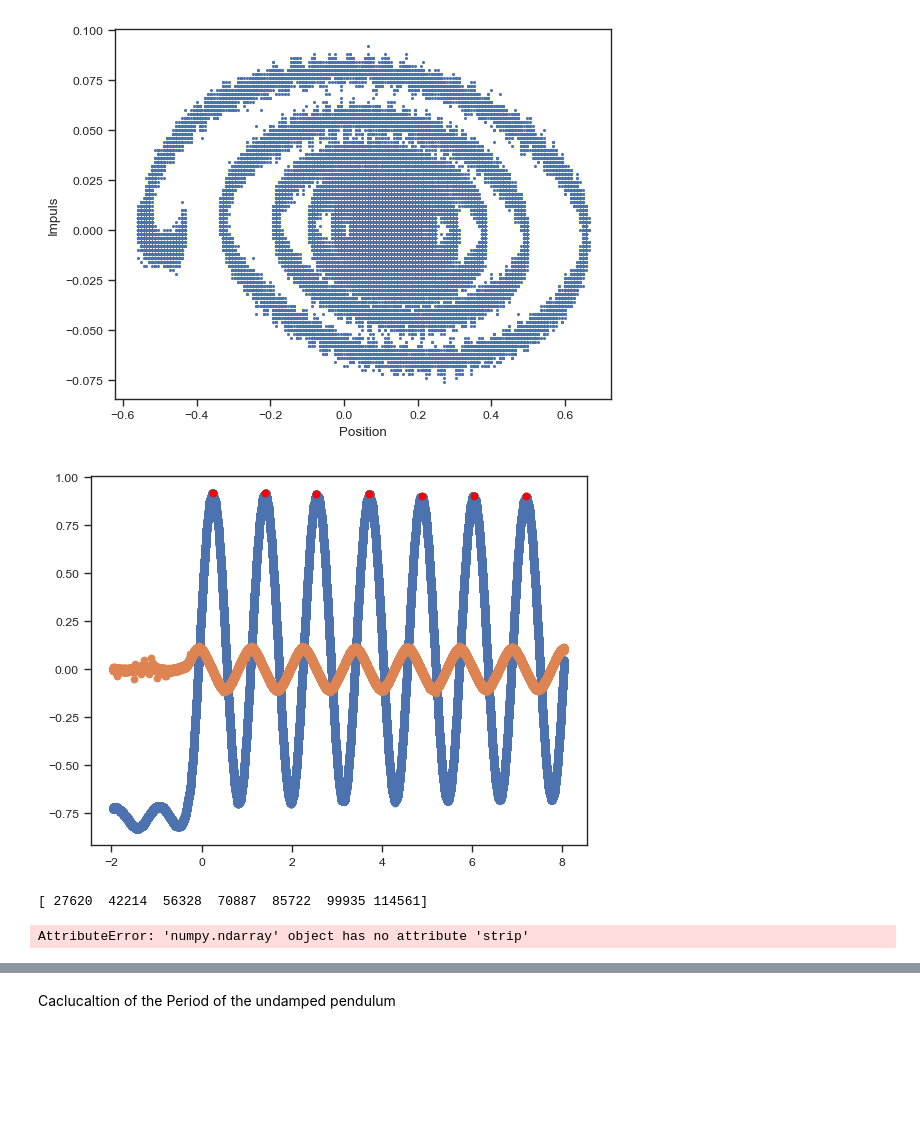
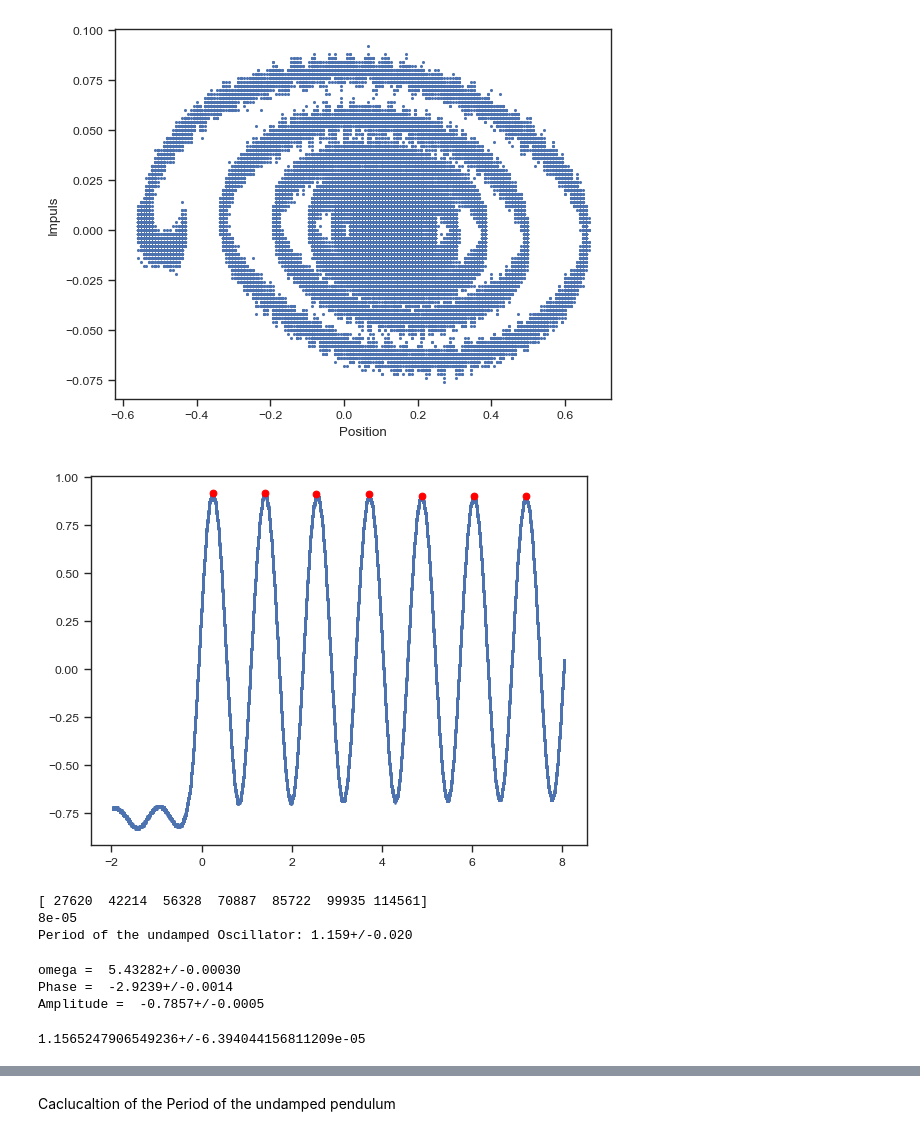
Before and after one commit to KemalOenen/Grundpraktikum2_Gruppe1_SS23, a Jupyter notebook: Versuch7/Djoxx_Pendulum.ipynb, the cells around one changed output, grey strips where cells are left out. Cells and saved outputs as stored; diff of their text form; code cells hidden in the pictures; blank space fills up the shorter version.

Commit message:
Fits of the sin functions Periods through fits Better graphs

```diff
--- a/Versuch7/Djoxx_Pendulum.ipynb
+++ b/Versuch7/Djoxx_Pendulum.ipynb
@@ -142,15 +129,38 @@ plt.show()
 # %%
 filename="T0005.CSV"
 df=pd.read_csv(filename, header=14)
-plt.scatter(df["TIME"], df["CH1"])
-plt.scatter(df["TIME"], df["CH2"])
+plt.scatter(df["TIME"], df["CH1"], s =1)
+#plt.scatter(df["TIME"], df["CH2"])
 peaks=scipy.signal.find_peaks(df["CH1"], prominence=0.1, distance=10000, height=0.5)
 plt.scatter(df["TIME"][peaks[0]], df["CH1"][peaks[0]], color="red")
 plt.show()
 print(peaks[0])
 res_period_1=calculateTimeIntervall(filename, peaks[0])
 print("Period of the undamped Oscillator: " + str(res_period_1))
 # %% [output]
-[figure, old version]
+[figure, new version]
 [ 27620  42214  56328  70887  85722  99935 114561]
+8e-05
+Period of the undamped Oscillator: 1.159+/-0.020
-AttributeError: 'numpy.ndarray' object has no attribute 'strip'
+# %%
+def sinus_function(t, omega, phi, A):
+    return A*np.sin(omega*t + phi)
+
+popt, pcov = curve_fit(sinus_function, df["TIME"][27620:], df["CH1"][27620:], p0=[5,0,1])
+
+fit_omega_1 = ufloat(popt[0], np.sqrt(pcov[0][0]))
+fit_phaseshift_1 = ufloat(popt[1], np.sqrt(pcov[1][1]))
+fit_amplitude_1 = ufloat(popt[2], np.sqrt(pcov[2][2]))
+
+print("omega = ", fit_omega_1)
+print("Phase = ", fit_phaseshift_1)
+print("Amplitude = ", fit_amplitude_1)
+# %% [output]
+omega =  5.43282+/-0.00030
+Phase =  -2.9239+/-0.0014
+Amplitude =  -0.7857+/-0.0005
+# %%
+fit_period_1 = (2*np.pi)/fit_omega_1
+fit_period_1
+# %% [output]
+1.1565247906549236+/-6.394044156811209e-05
```
Also changed, not shown: parts of 12 cells of this notebook.
